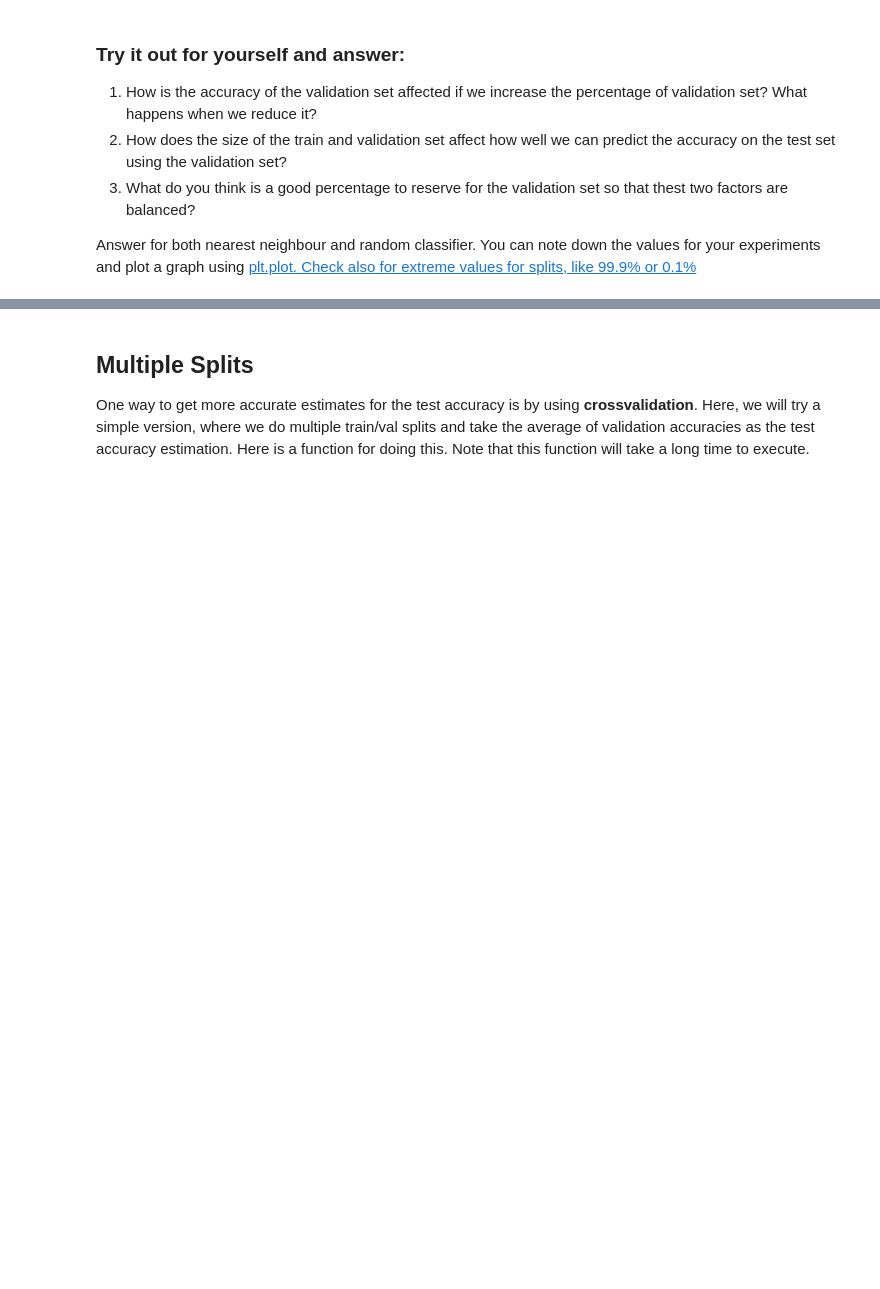
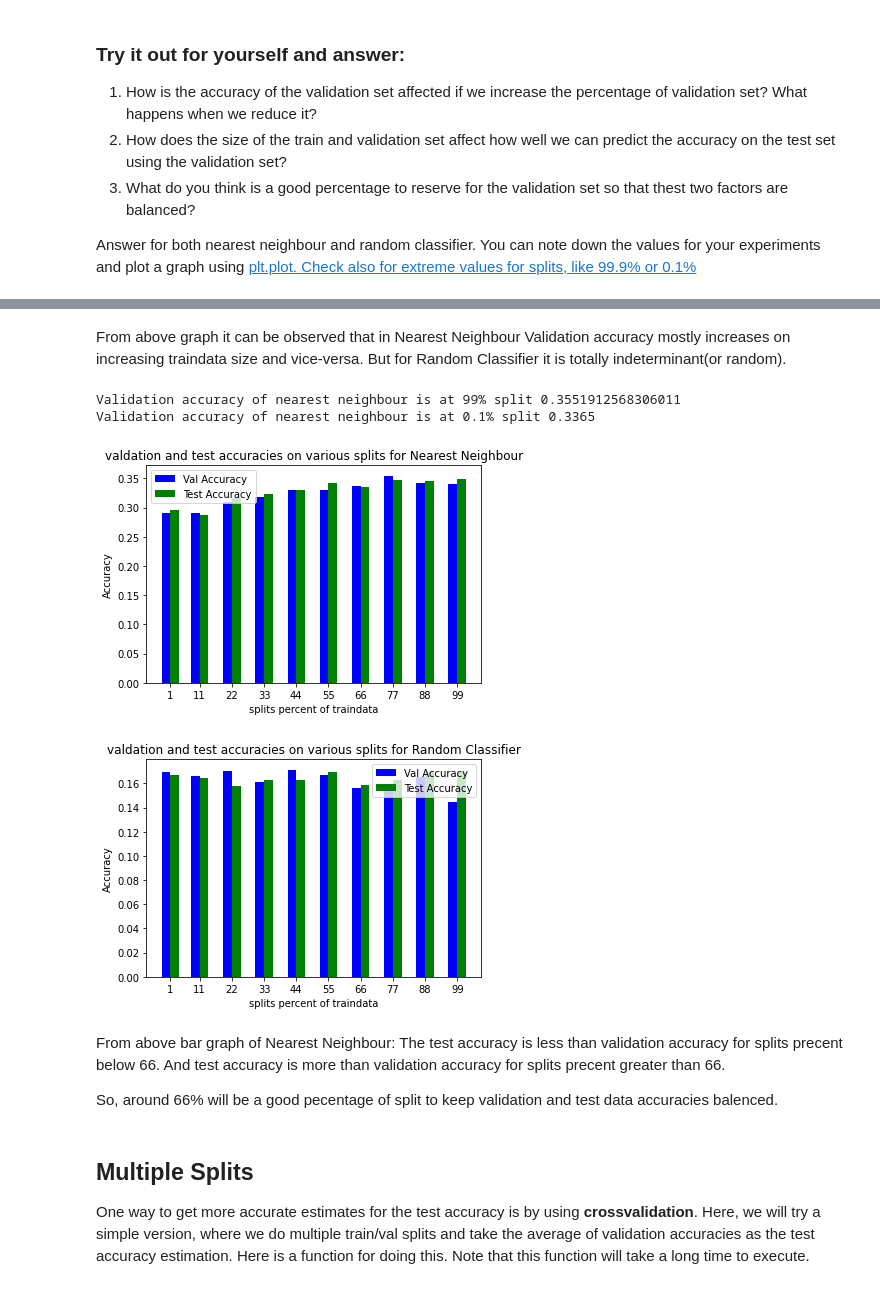
Before and after one commit to Mahendra275/fmml2021, a Jupyter notebook: Lab2_MLPractice.ipynb, the cells around one changed output, grey strips where cells are left out. Drawn from its saved outputs; the diff is of its cells as text; code cells hidden in the pictures; blank space fills up the shorter version.

```diff
--- a/Lab2_MLPractice.ipynb
+++ b/Lab2_MLPractice.ipynb
@@ -175,3 +175,71 @@ plt.show()
+# %% [markdown]
+From above graph it can be observed that in Nearest Neighbour Validation accuracy mostly increases on increasing traindata size and vice-versa.
+But for Random Classifier it is totally indeterminant(or random).
+# %%
+#splitng at extreme values
+
+traindata, trainlabel, valdata, vallabel = split(alltraindata, alltrainlabel, 99/100)
+valpred = NN(traindata, trainlabel, valdata)
+valAccuracy = Accuracy(vallabel, valpred)
+print("Validation accuracy of nearest neighbour is at 99% split", valAccuracy)
+
+traindata, trainlabel, valdata, vallabel = split(alltraindata, alltrainlabel, 75/100)
+valpred = NN(traindata, trainlabel, valdata)
+valAccuracy = Accuracy(vallabel, valpred)
+print("Validation accuracy of nearest neighbour is at 0.1% split", valAccuracy)
+# %% [output]
+Validation accuracy of nearest neighbour is at 99% split 0.3551912568306011
+Validation accuracy of nearest neighbour is at 0.1% split 0.3365
+# %%
+def get_Test_Val_Accuracies(percents, alldata, alllabel, testdata, classifier=NN):
+  val_accuracy = np.zeros(len(percents))
+  test_accuracy = np.zeros(len(percents))
+  for percent in range(len(percents)):
+    traindata, trainlabel, valdata, vallabel = split(alldata, alllabel, percents[percent]/100)
+    valpred = classifier(traindata, trainlabel, valdata)
+    val_accuracy[percent] = Accuracy(vallabel, valpred)
+    testpred = classifier(traindata, trainlabel, testdata)
+    test_accuracy[percent] = Accuracy(testlabel, testpred)
+  return val_accuracy, test_accuracy
+# %%
+splits = np.array([1, 11, 22, 33, 44, 55, 66, 77, 88, 99])
+Nval, Ntest = get_Test_Val_Accuracies(splits, alltraindata, alltrainlabel, testdata, NN)
+
+Rval, Rtest = get_Test_Val_Accuracies(splits, alltraindata, alltrainlabel, testdata, RandomClassifier)
+# %%
+width = 3
+plt.bar(splits, Nval, color = 'b', width = width, label='Val Accuracy')
+plt.bar(splits + width, Ntest, color = 'g', width = width, label='Test Accuracy')
+
+plt.xlabel("splits percent of traindata")
+plt.ylabel("Accuracy")
+plt.title("valdation and test accuracies on various splits for Nearest Neighbour")
+
+plt.xticks(splits + width/2, splits)
+plt.legend()
+
+plt.show()
+
+width = 3
+plt.bar(splits, Rval, color = 'b', width = width, label='Val Accuracy')
+plt.bar(splits + width, Rtest, color = 'g', width = width, label='Test Accuracy')
+
+plt.xlabel("splits percent of traindata")
+plt.ylabel("Accuracy")
+plt.title("valdation and test accuracies on various splits for Random Classifier")
+
+plt.xticks(splits + width/2, splits)
+plt.legend()
+
+plt.show()
+# %% [output]
+[figure, added]
+[figure, added]
+# %% [markdown]
+From above bar graph of Nearest Neighbour:
+  The test accuracy is less than validation accuracy for splits precent below   66. And test accuracy is more than validation accuracy for splits precent greater than 66.
+
+  So, around 66% will be a good pecentage of split to keep validation and test data accuracies balenced.
 # %% [markdown]
 ## Multiple Splits
 
```
Also changed, not shown: parts of 6 cells of this notebook.
